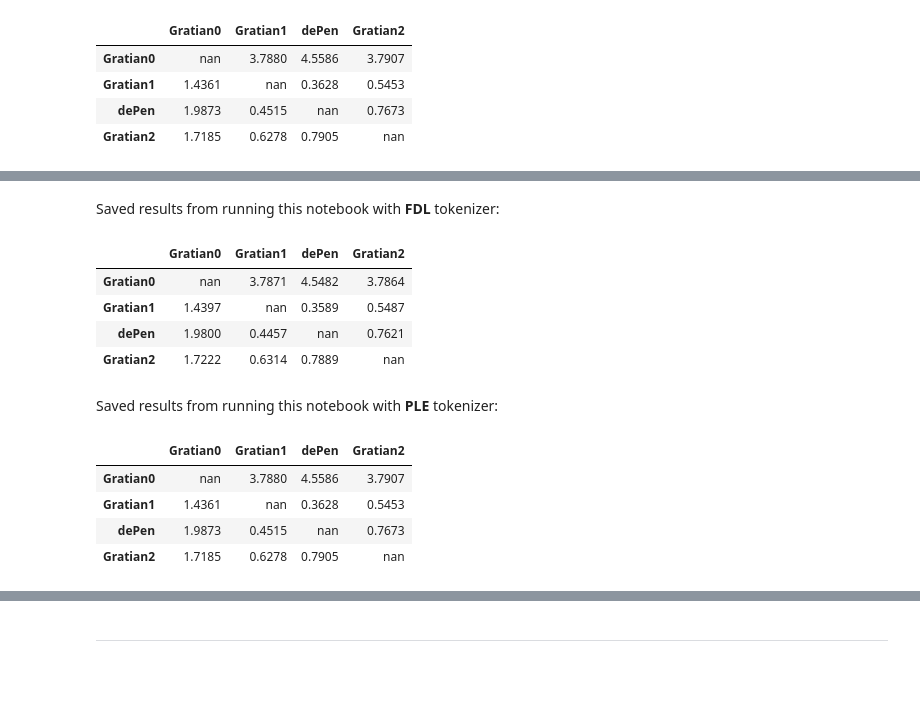
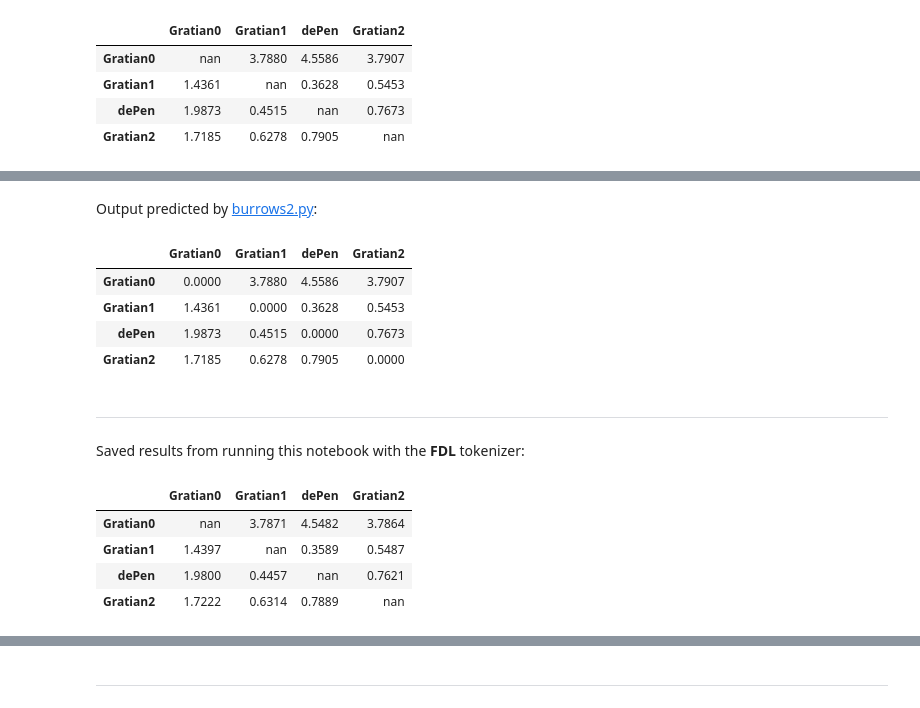
Before and after one commit to decretist/Dissertation, a Jupyter notebook: Notebooks/Burrows/Burrows3.ipynb, the cells around one changed output, grey strips where cells are left out. Cells and saved outputs as stored; diff of their text form; code cells hidden in the pictures; blank space fills up the shorter version.

```diff
--- a/Notebooks/Burrows/Burrows3.ipynb
+++ b/Notebooks/Burrows/Burrows3.ipynb
@@ -153,5 +164,18 @@ deltas
+# %% [markdown]
+Output predicted by [burrows2.py](https://github.com/decretist/Delta/blob/master/burrows/burrows2.py):
+# %%
+predicted = pd.read_csv('CSVs/predicted0.csv', index_col=0)
+predicted
+# %% [output]
+|  | Gratian0 | Gratian1 | dePen | Gratian2 |
+| Gratian0 | 0.0000 | 3.7880 | 4.5586 | 3.7907 |
+| Gratian1 | 1.4361 | 0.0000 | 0.3628 | 0.5453 |
+| dePen | 1.9873 | 0.4515 | 0.0000 | 0.7673 |
+| Gratian2 | 1.7185 | 0.6278 | 0.7905 | 0.0000 |
+# %% [markdown]
+---
 # %% [markdown]
-Saved results from running this notebook with **FDL** tokenizer:
+Saved results from running this notebook with the **FDL** tokenizer:
 # %%
 saved = pd.read_csv('CSVs/saved0.csv', index_col=0)
 saved
@@ -161,14 +185,3 @@ saved
 | Gratian1 | 1.4397 | nan | 0.3589 | 0.5487 |
 | dePen | 1.9800 | 0.4457 | nan | 0.7621 |
 | Gratian2 | 1.7222 | 0.6314 | 0.7889 | nan |
-# %% [markdown]
-Saved results from running this notebook with **PLE** tokenizer:
-# %%
-saved = pd.read_csv('CSVs/saved1.csv', index_col=0)
-saved
-# %% [output]
-|  | Gratian0 | Gratian1 | dePen | Gratian2 |
-| Gratian0 | nan | 3.7880 | 4.5586 | 3.7907 |
-| Gratian1 | 1.4361 | nan | 0.3628 | 0.5453 |
-| dePen | 1.9873 | 0.4515 | nan | 0.7673 |
-| Gratian2 | 1.7185 | 0.6278 | 0.7905 | nan |
```
Also changed, not shown: parts of 5 cells of this notebook, 1 other file.
